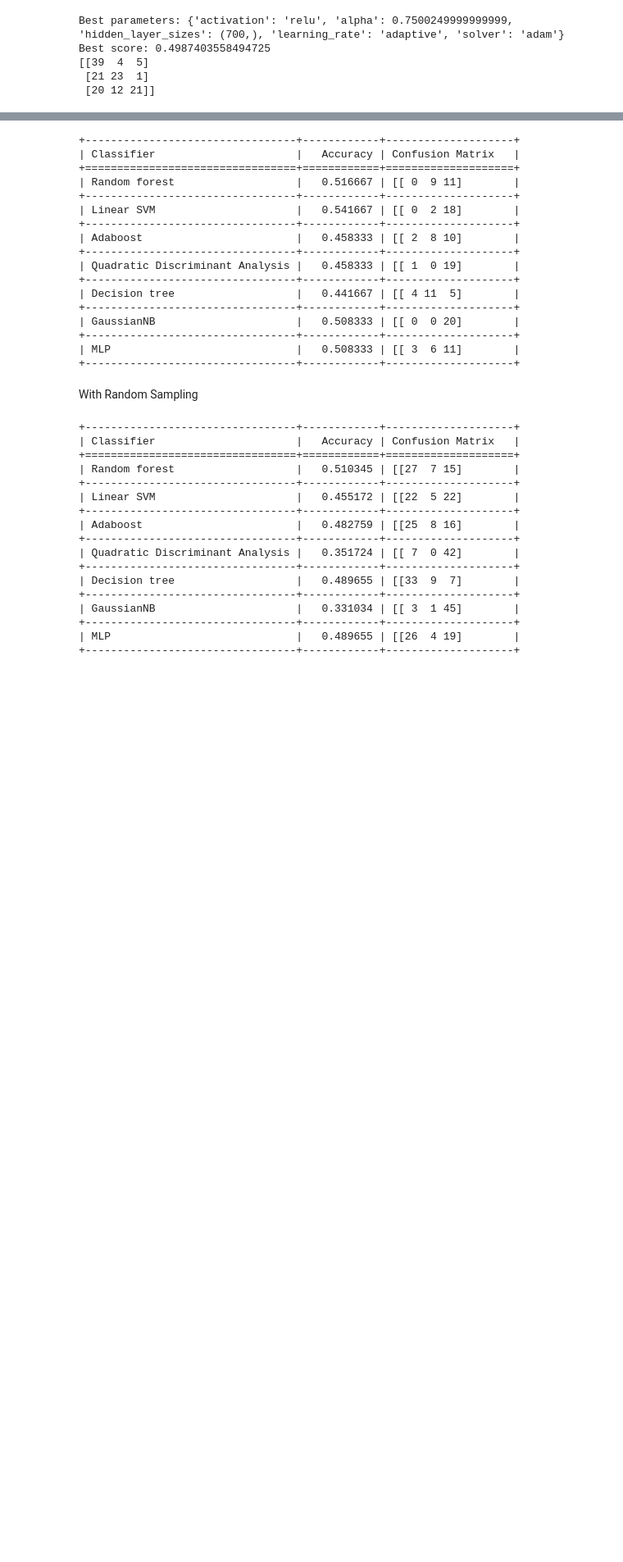
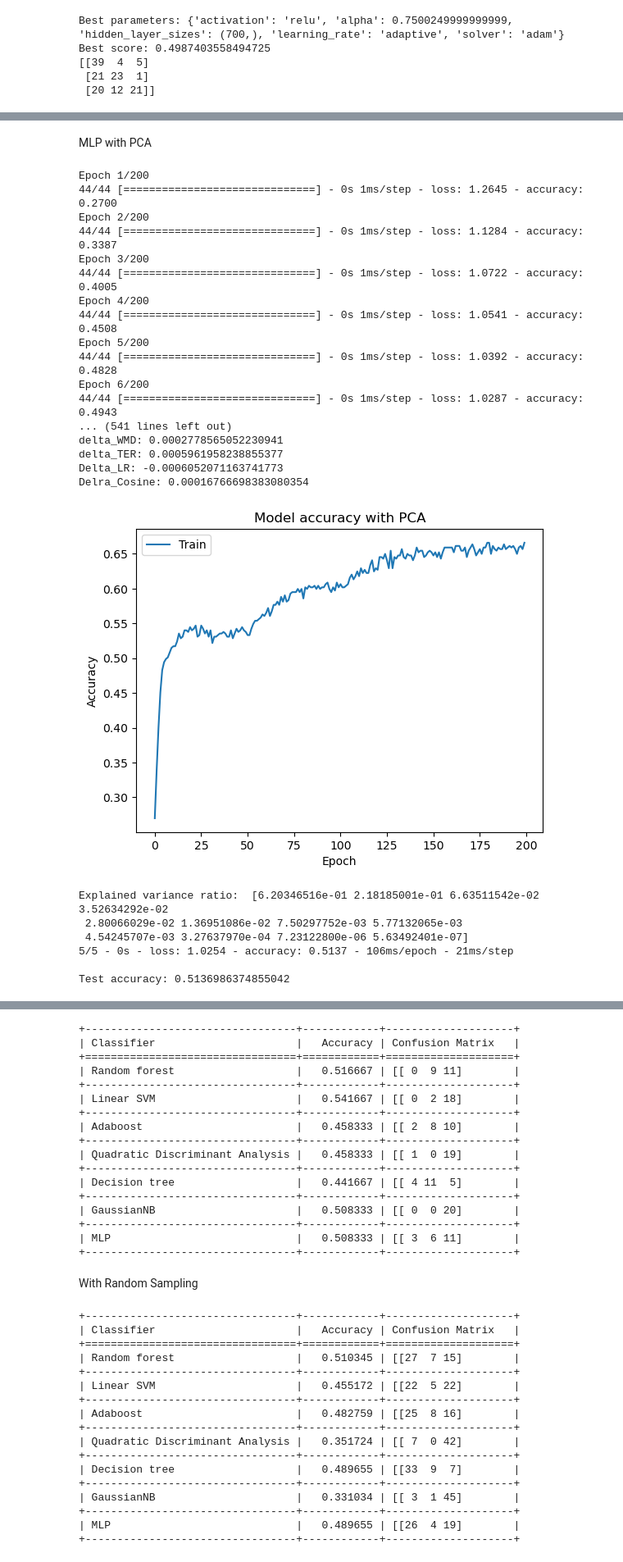
Before and after one commit to SamLee-dedeboy/Awesum, a Jupyter notebook: preprocess/experiments/Models_test.ipynb, the cells around one changed output, grey strips where cells are left out. Shown at 82% size. Saved outputs shown, nothing was run; the diff lists cells and outputs as text; code cells hidden in the pictures; blank space fills up the shorter version.

```diff
--- a/preprocess/experiments/Models_test.ipynb
+++ b/preprocess/experiments/Models_test.ipynb
@@ -699,0 +784,74 @@ print (acc_mlp)
+# %%
+for feature, avg_weight in zip(list(x_train.columns), average_abs_weights):
+    print(f"{feature}: {average_abs_weights}")
+# %% [markdown]
+MLP with PCA
+# %%
+from sklearn.decomposition import PCA
+
+pca = PCA(n_components=x_train.shape[1])
+pca.fit(x_train)
+
+X_train_pca = pca.transform(x_train)
+X_test_pca = pca.transform(x_test)
+
+model_pca = tf.keras.models.Sequential([
+    tf.keras.layers.Dense(10, input_dim=x_train.shape[1], activation='relu'),
+    tf.keras.layers.Dense(10, activation='relu'),
+    tf.keras.layers.Dense(3, activation='softmax')
+])
+
+model_pca.compile(loss='sparse_categorical_crossentropy', optimizer='adam', metrics=['accuracy'])
+history_pca = model_pca.fit(x_train, y_train, epochs=200, batch_size=10)
+
+print("Shape of components_: ", pca.components_.shape)
+
+
+for i, component in enumerate(pca.components_):
+    print(f"Component {i+1}:")
+    for feature, weight in zip(list(x_train.columns), component):
+        print(f"{feature}: {weight}")
+
+# average_weights = np.mean(pca.components_, axis=0)
+
+# print(pca.components_)
+
+# for feature, avg_weight in zip(list(x_train.columns), average_weights):
+#     print(f"{feature}: {avg_weight}")
+
+plt.plot(history_pca.history['accuracy'])
+plt.title('Model accuracy with PCA')
+plt.ylabel('Accuracy')
+plt.xlabel('Epoch')
+plt.legend(['Train'], loc='upper left')
+plt.show()
+
+print('Explained variance ratio: ', pca.explained_variance_ratio_)
+
+test_loss, test_accuracy = model_pca.evaluate(x_test, y_test, verbose=2)
+print(f'\nTest accuracy: {test_accuracy}')
+# %% [output]
+Epoch 1/200
+44/44 [==============================] - 0s 1ms/step - loss: 1.2645 - accuracy: 0.2700
+Epoch 2/200
+44/44 [==============================] - 0s 1ms/step - loss: 1.1284 - accuracy: 0.3387
+Epoch 3/200
+44/44 [==============================] - 0s 1ms/step - loss: 1.0722 - accuracy: 0.4005
+Epoch 4/200
+44/44 [==============================] - 0s 1ms/step - loss: 1.0541 - accuracy: 0.4508
+Epoch 5/200
+44/44 [==============================] - 0s 1ms/step - loss: 1.0392 - accuracy: 0.4828
+Epoch 6/200
+44/44 [==============================] - 0s 1ms/step - loss: 1.0287 - accuracy: 0.4943
+... (541 lines left out)
+delta_WMD: 0.0002778565052230941
+delta_TER: 0.0005961958238855377
+Delta_LR: -0.0006052071163741773
+Delra_Cosine: 0.00016766698383080354
+[figure, added]
+Explained variance ratio:  [6.20346516e-01 2.18185001e-01 6.63511542e-02 3.52634292e-02
+ 2.80066029e-02 1.36951086e-02 7.50297752e-03 5.77132065e-03
+ 4.54245707e-03 3.27637970e-04 7.23122800e-06 5.63492401e-07]
+5/5 - 0s - loss: 1.0254 - accuracy: 0.5137 - 106ms/epoch - 21ms/step
+
+Test accuracy: 0.5136986374855042
```
Also changed, not shown: parts of 69 cells of this notebook.
